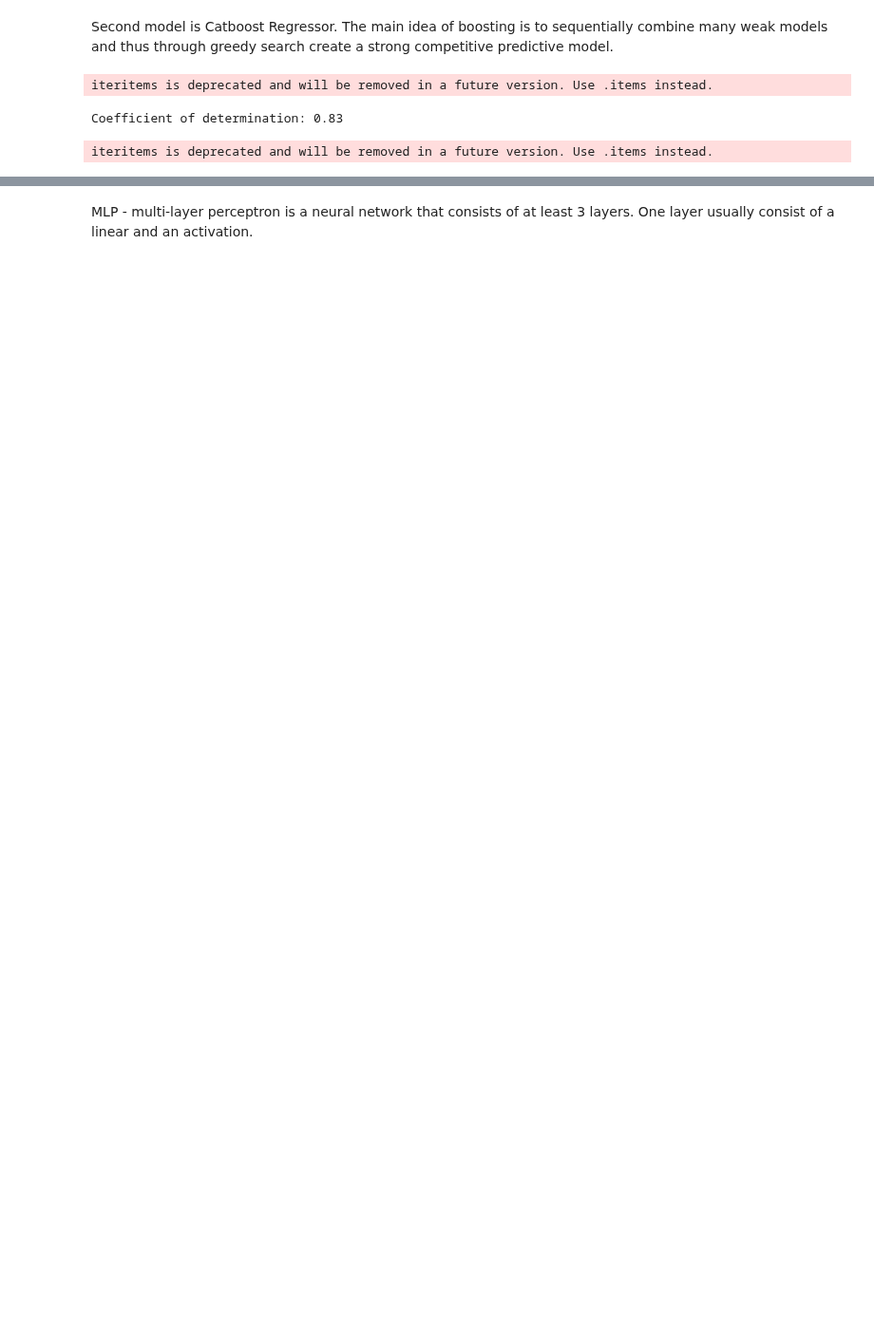
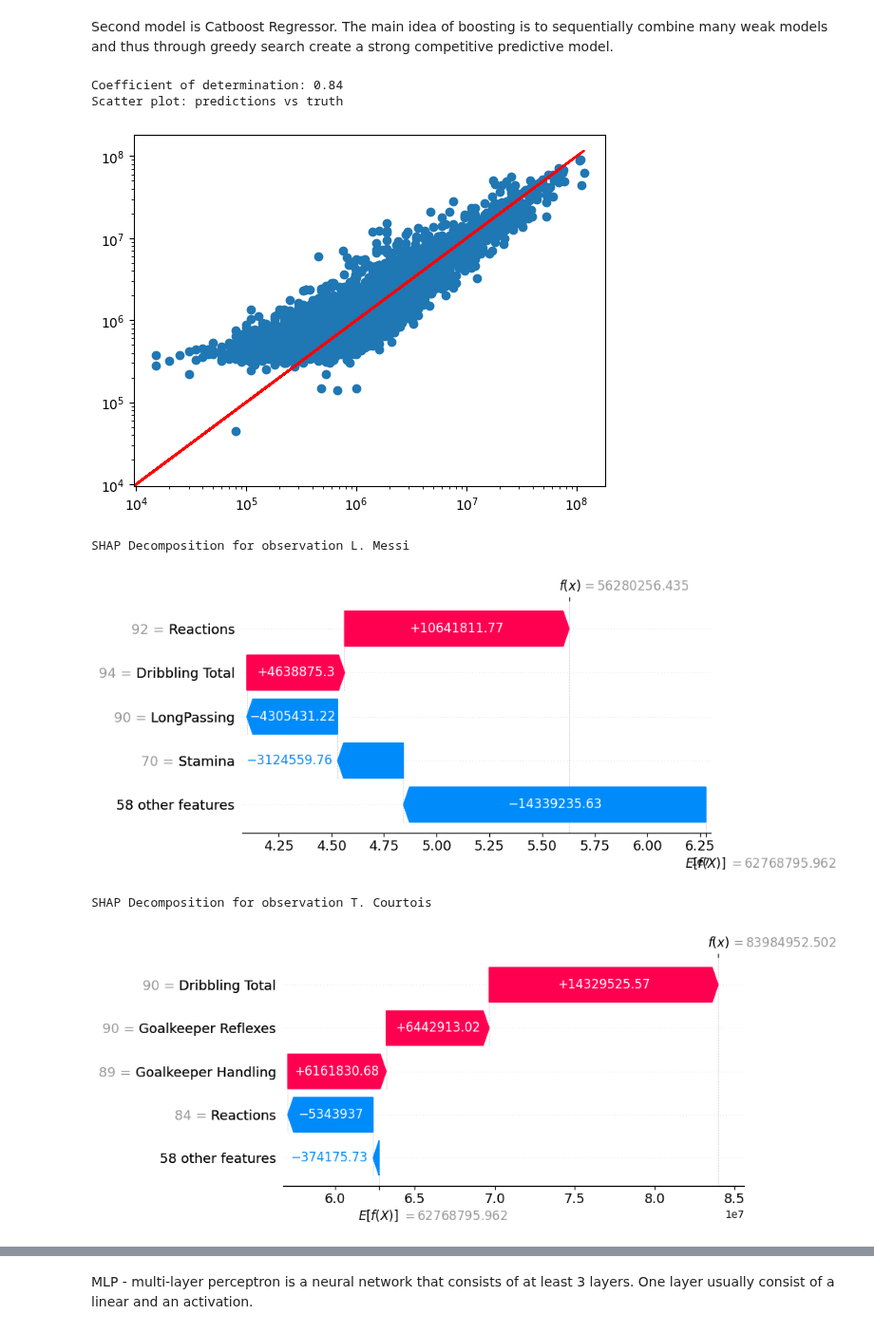
Before and after one commit to mim-uw/eXplainableMachineLearning-2023, a Jupyter notebook: Homeworks/HW2/JakubSkrajny/main..ipynb, the cells around one changed output, grey strips where cells are left out. Shown at 95% size. Cells and saved outputs as stored; diff of their text form; code cells hidden in the pictures; blank space fills up the shorter version.

```diff
--- a/Homeworks/HW2/JakubSkrajny/main..ipynb
+++ b/Homeworks/HW2/JakubSkrajny/main..ipynb
@@ -128,34 +114,38 @@ Second model is Catboost Regressor. The main idea of boosting is to sequentially
 # %%
 from catboost import CatBoostRegressor
 
 regr = CatBoostRegressor(iterations=200, early_stopping_rounds=10, learning_rate=0.1, depth=5, verbose=False)
 regr.fit(X_train, y_train)
 y_pred = regr.predict(X_test)
 
 print("Coefficient of determination: {:.2f}".format(r2_score(y_test, y_pred)))
 explainer = shap.Explainer(regr.predict, X100)
 shap_values = explainer(X100)
 
 print("Scatter plot: predictions vs truth")
 plt.scatter(y_test, y_pred)
 plt.plot(y_test, y_test, color='r')
 plt.yscale('log')
 plt.xscale('log')
 plt.show()
 
 print('SHAP Decomposition for observation ' + name_1)
 shap.plots.waterfall(shap_values[idx_1], max_display=5)
 
 print('SHAP Decomposition for observation ' + name_2)
 shap.plots.waterfall(shap_values[idx_2], max_display=5)
 
-explainer = dx.Explainer(regr, X100)
+explainer = dx.Explainer(regr, X100, verbose=False)
 print('DALEX Decomposition for observation ' + name_1)
 explainer.predict_parts(X100.iloc[[idx_1]], type="shap").plot(max_vars=5)
 
 print('DALEX Decomposition for observation ' + name_2)
 explainer.predict_parts(X100.iloc[[idx_2]], type="shap").plot(max_vars=5)
 # %% [output]
-iteritems is deprecated and will be removed in a future version. Use .items instead.
+Coefficient of determination: 0.84
+Scatter plot: predictions vs truth
+[figure, new version]
-Coefficient of determination: 0.83
+SHAP Decomposition for observation L. Messi
+[figure, new version]
-iteritems is deprecated and will be removed in a future version. Use .items instead.
+SHAP Decomposition for observation T. Courtois
+[figure, new version]
```
Also changed, not shown: parts of 4 cells of this notebook.
